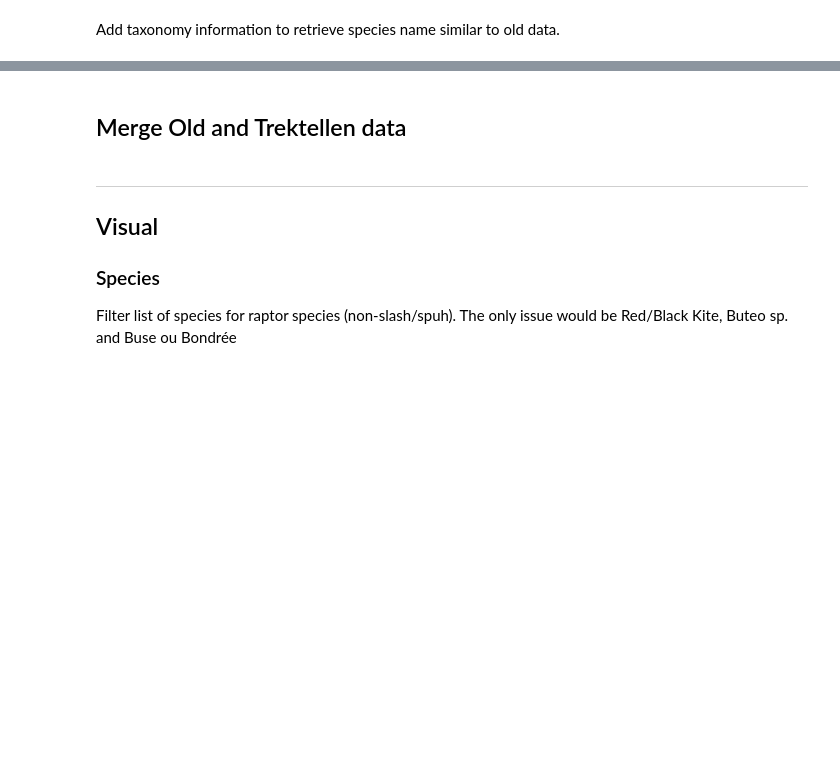
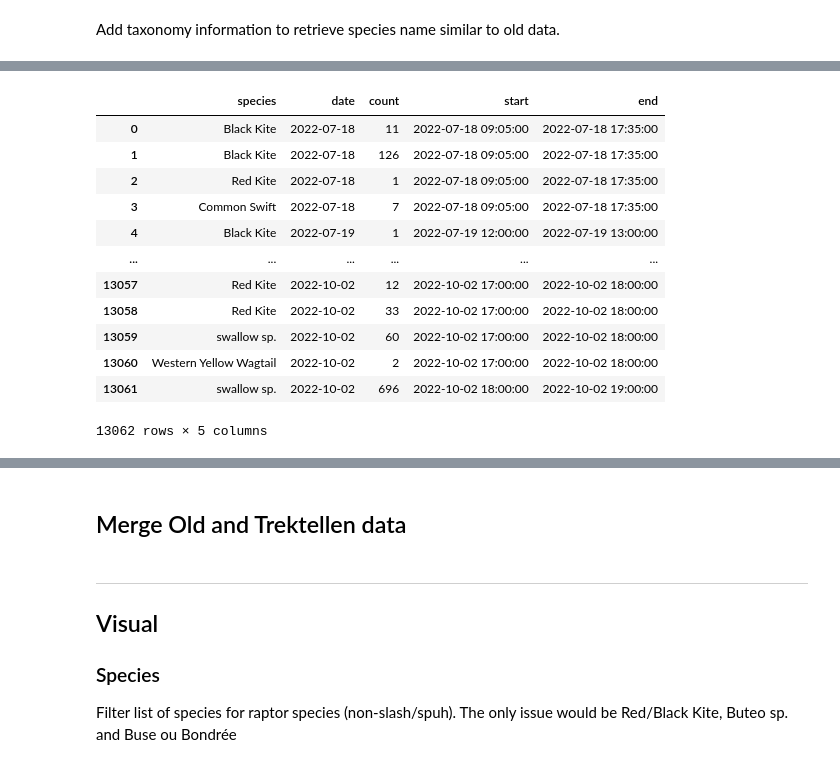
Before and after one commit to AmedeeRoy/defile-migration-forecast, a Jupyter notebook: notebooks/processing_count_data.ipynb, the cells around one changed output, grey strips where cells are left out. Saved outputs shown, nothing was run; the diff lists cells and outputs as text; code cells hidden in the pictures; blank space fills up the shorter version.

```diff
--- a/notebooks/processing_count_data.ipynb
+++ b/notebooks/processing_count_data.ipynb
@@ -96,2 +152,16 @@ dn["count"] = dn["direction1"] # + dn["direction2"]
 # %%
-dn = dn[["species","date", "count", "start", "end", "startDay", "endDay", "datetime", "duration"]]
+dnt[["species", "date", "count", "start", "end"]]
+# %% [output]
+|  | species | date | count | start | end |
+| 0 | Black Kite | 2022-07-18 | 11 | 2022-07-18 09:05:00 | 2022-07-18 17:35:00 |
+| 1 | Black Kite | 2022-07-18 | 126 | 2022-07-18 09:05:00 | 2022-07-18 17:35:00 |
+| 2 | Red Kite | 2022-07-18 | 1 | 2022-07-18 09:05:00 | 2022-07-18 17:35:00 |
+| 3 | Common Swift | 2022-07-18 | 7 | 2022-07-18 09:05:00 | 2022-07-18 17:35:00 |
+| 4 | Black Kite | 2022-07-19 | 1 | 2022-07-19 12:00:00 | 2022-07-19 13:00:00 |
+| ... | ... | ... | ... | ... | ... |
+| 13057 | Red Kite | 2022-10-02 | 12 | 2022-10-02 17:00:00 | 2022-10-02 18:00:00 |
+| 13058 | Red Kite | 2022-10-02 | 33 | 2022-10-02 17:00:00 | 2022-10-02 18:00:00 |
+| 13059 | swallow sp. | 2022-10-02 | 60 | 2022-10-02 17:00:00 | 2022-10-02 18:00:00 |
+| 13060 | Western Yellow Wagtail | 2022-10-02 | 2 | 2022-10-02 17:00:00 | 2022-10-02 18:00:00 |
+| 13061 | swallow sp. | 2022-10-02 | 696 | 2022-10-02 18:00:00 | 2022-10-02 19:00:00 |
+13062 rows × 5 columns
```
Also changed, not shown: parts of 21 cells of this notebook, 1 other file.
